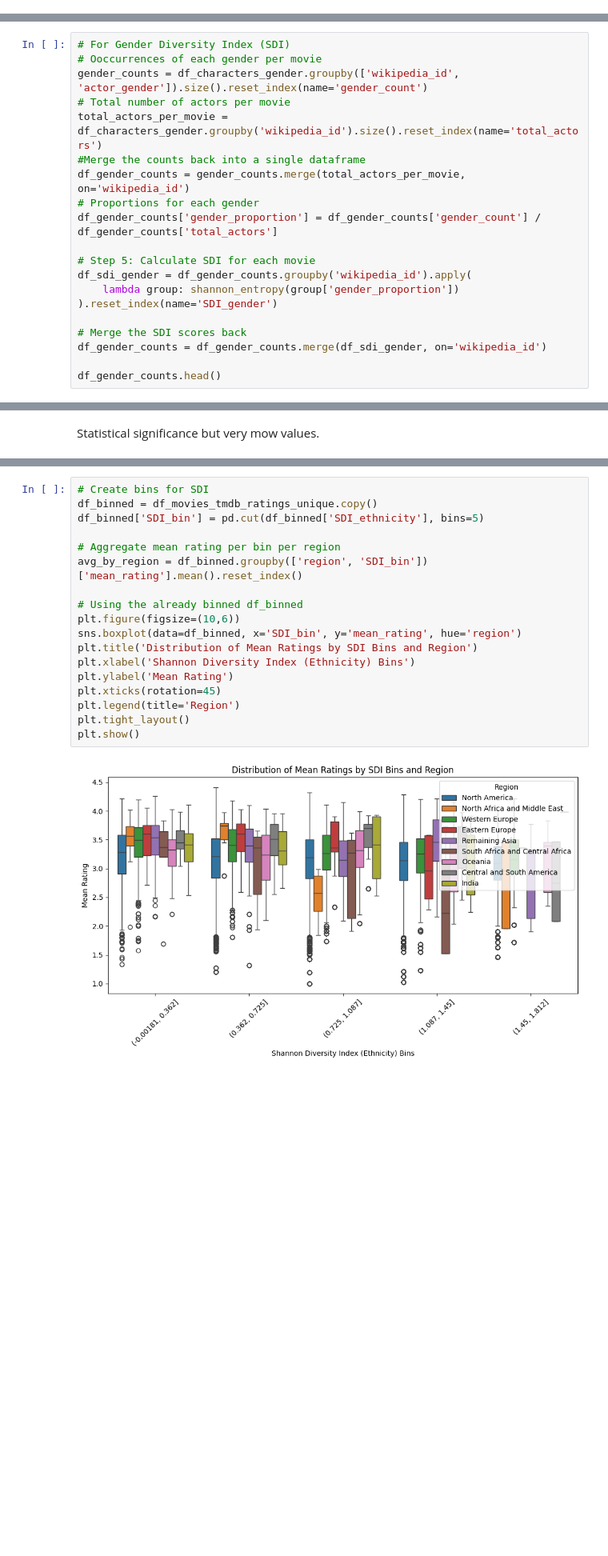
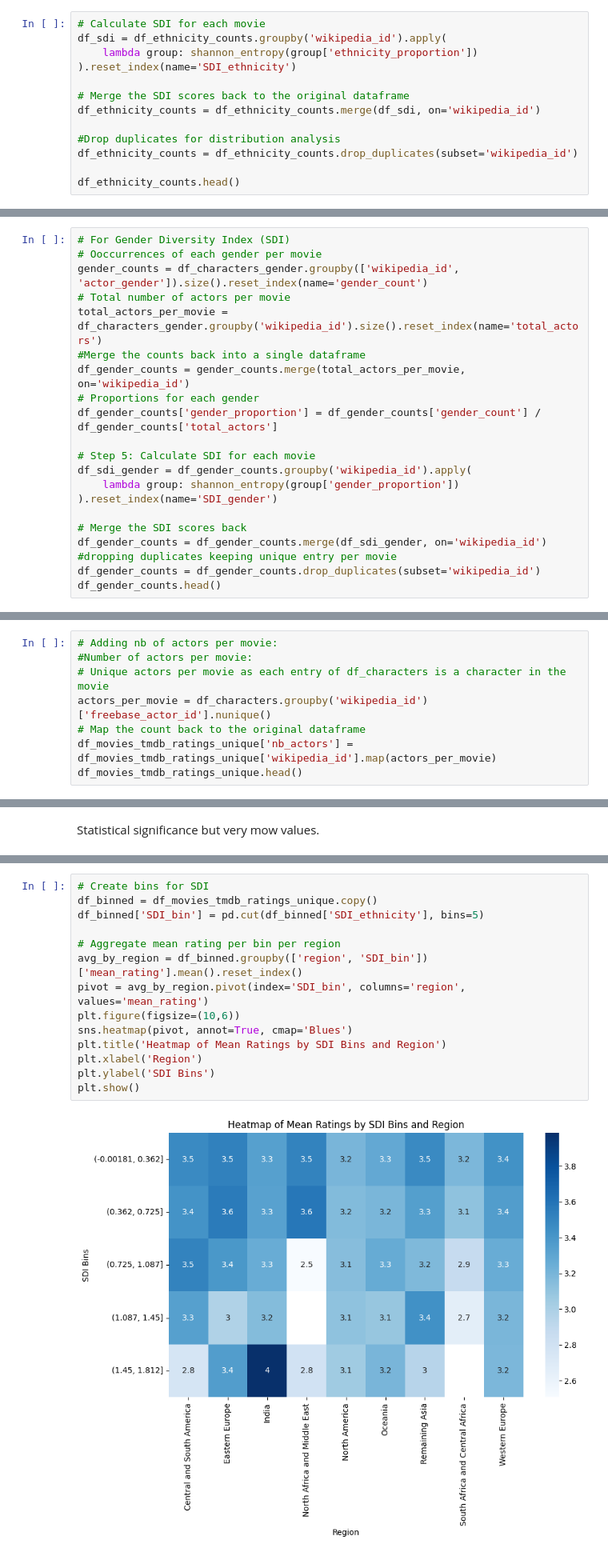
Before and after one commit to epfl-ada/ada-2024-project-majcj2024, a Jupyter notebook: results_meriam.ipynb, the cells around one changed output, grey strips where cells are left out. Shown at 80% size. Cells and saved outputs as stored; diff of their text form; blank space fills up the shorter version.

```diff
--- a/results_meriam.ipynb
+++ b/results_meriam.ipynb
@@ -797,0 +775,13 @@ df_ethnicity_counts.head()
+# %%
+# Calculate SDI for each movie
+df_sdi = df_ethnicity_counts.groupby('wikipedia_id').apply(
+    lambda group: shannon_entropy(group['ethnicity_proportion'])
+).reset_index(name='SDI_ethnicity')
+
+# Merge the SDI scores back to the original dataframe
+df_ethnicity_counts = df_ethnicity_counts.merge(df_sdi, on='wikipedia_id')
+
+#Drop duplicates for distribution analysis
+df_ethnicity_counts = df_ethnicity_counts.drop_duplicates(subset='wikipedia_id')
+
+df_ethnicity_counts.head()
@@ -851,7 +850,8 @@ df_sdi_gender = df_gender_counts.groupby('wikipedia_id').apply(
 
 # Merge the SDI scores back
 df_gender_counts = df_gender_counts.merge(df_sdi_gender, on='wikipedia_id')
-
+#dropping duplicates keeping unique entry per movie
+df_gender_counts = df_gender_counts.drop_duplicates(subset='wikipedia_id')
 df_gender_counts.head()
 # %% [output]
 |  | wikipedia_id | actor_gender | gender_count | total_actors | gender_proportion | SDI_gender |
@@ -889,3 +894,11 @@ df_movies_tmdb_ratings_unique = df_movies_tmdb_ratings_unique.merge(
     on='wikipedia_id',
     how='left'
 )
+# %%
+# Adding nb of actors per movie:
+#Number of actors per movie:
+# Unique actors per movie as each entry of df_characters is a character in the movie
+actors_per_movie = df_characters.groupby('wikipedia_id')['freebase_actor_id'].nunique()
+# Map the count back to the original dataframe
+df_movies_tmdb_ratings_unique['nb_actors'] = df_movies_tmdb_ratings_unique['wikipedia_id'].map(actors_per_movie)
+df_movies_tmdb_ratings_unique.head()
@@ -976,20 +1087,16 @@ plt.show()
 # %%
 # Create bins for SDI
 df_binned = df_movies_tmdb_ratings_unique.copy()
 df_binned['SDI_bin'] = pd.cut(df_binned['SDI_ethnicity'], bins=5)
 
 # Aggregate mean rating per bin per region
 avg_by_region = df_binned.groupby(['region', 'SDI_bin'])['mean_rating'].mean().reset_index()
-
-# Using the already binned df_binned
+pivot = avg_by_region.pivot(index='SDI_bin', columns='region', values='mean_rating')
 plt.figure(figsize=(10,6))
-sns.boxplot(data=df_binned, x='SDI_bin', y='mean_rating', hue='region')
-plt.title('Distribution of Mean Ratings by SDI Bins and Region')
-plt.xlabel('Shannon Diversity Index (Ethnicity) Bins')
-plt.ylabel('Mean Rating')
-plt.xticks(rotation=45)
-plt.legend(title='Region')
-plt.tight_layout()
+sns.heatmap(pivot, annot=True, cmap='Blues')
+plt.title('Heatmap of Mean Ratings by SDI Bins and Region')
+plt.xlabel('Region')
+plt.ylabel('SDI Bins')
 plt.show()
 # %% [output]
-[figure, old version]
+[figure, new version]
```
Also changed, not shown: parts of 46 cells of this notebook.
